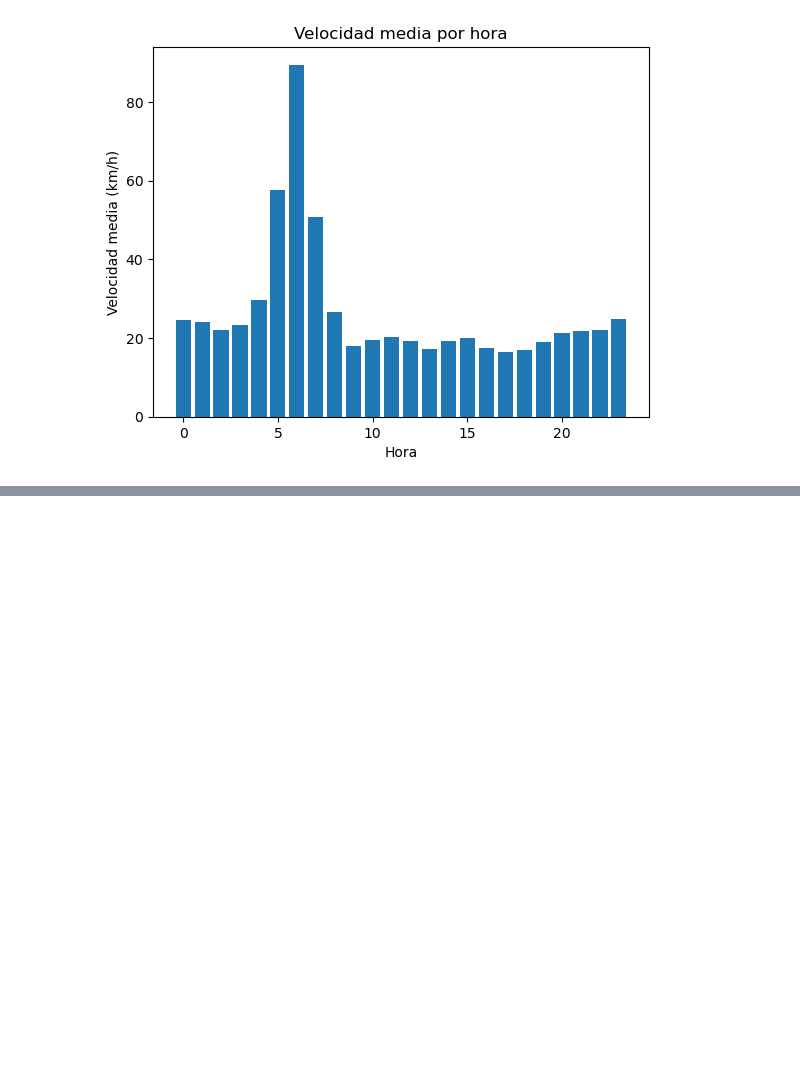
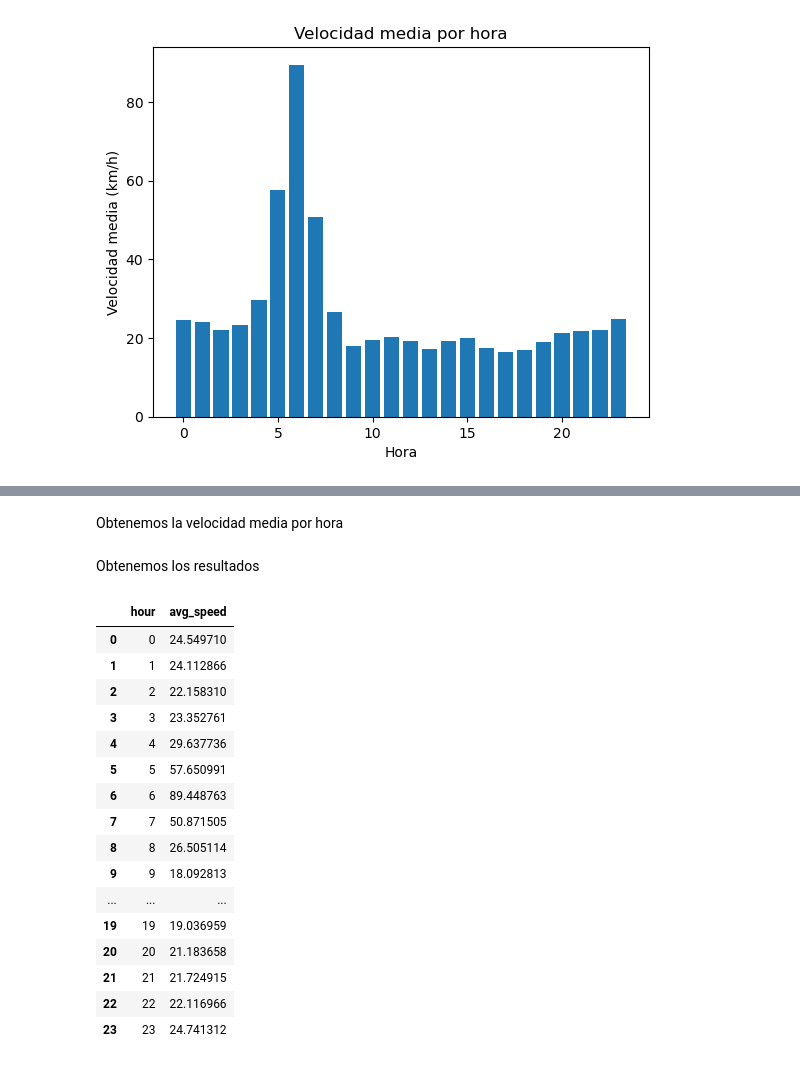
Before and after one commit to carlos-salinas/cap2026-yellowtrips, a Jupyter notebook: velocidad_media.ipynb, the cells around one changed output, grey strips where cells are left out. Cells and saved outputs as stored; diff of their text form; code cells hidden in the pictures; blank space fills up the shorter version.

Commit message:
add avg speed per hour sql impletation

```diff
--- a/velocidad_media.ipynb
+++ b/velocidad_media.ipynb
@@ -100,0 +145,26 @@ plt.show()
+# %% [markdown]
+Obtenemos la velocidad media por hora
+# %%
+df = spark.sql("Select hour, AVG(trip_distance_km / duration_hours) AS avg_speed FROM yellow_trip_clean GROUP BY hour Order By (hour)")
+# %% [markdown]
+Obtenemos los resultados
+# %%
+df.toPandas()
+# %% [output]
+|  | hour | avg_speed |
+| 0 | 0 | 24.549710 |
+| 1 | 1 | 24.112866 |
+| 2 | 2 | 22.158310 |
+| 3 | 3 | 23.352761 |
+| 4 | 4 | 29.637736 |
+| 5 | 5 | 57.650991 |
+| 6 | 6 | 89.448763 |
+| 7 | 7 | 50.871505 |
+| 8 | 8 | 26.505114 |
+| 9 | 9 | 18.092813 |
+| ... | ... | ... |
+| 19 | 19 | 19.036959 |
+| 20 | 20 | 21.183658 |
+| 21 | 21 | 21.724915 |
+| 22 | 22 | 22.116966 |
+| 23 | 23 | 24.741312 |
```
Also changed, not shown: parts of 10 cells of this notebook.
